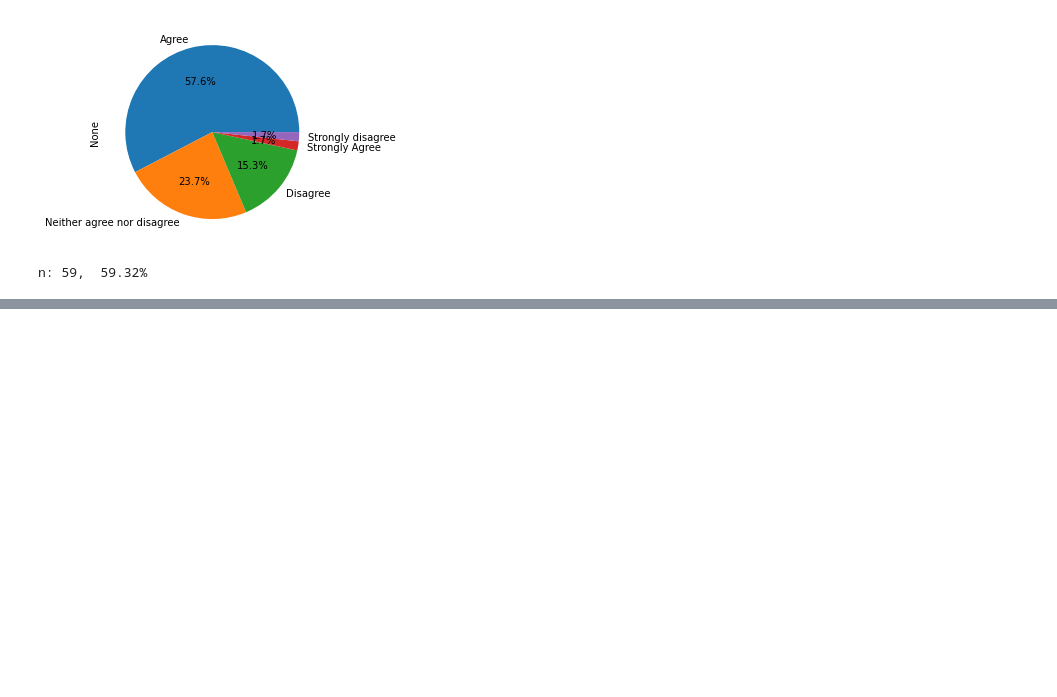
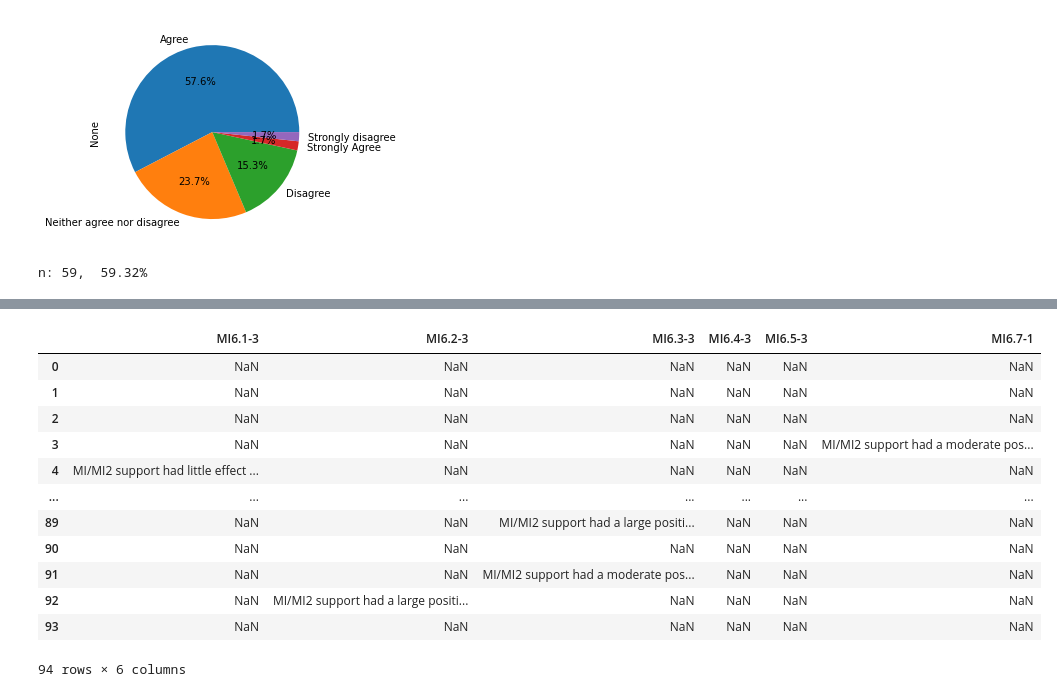
Before and after one commit to eanderson-ei/dev-env, a Jupyter notebook: notebooks/mi2-survey.ipynb, the cells around one changed output, grey strips where cells are left out. Saved outputs shown, nothing was run; the diff lists cells and outputs as text; code cells hidden in the pictures; blank space fills up the shorter version.

```diff
--- a/notebooks/mi2-survey.ipynb
+++ b/notebooks/mi2-survey.ipynb
@@ -427,0 +621,3 @@ n: 59,  59.32%
+# %%
+clean_df['i4_1'] = filt
+clean_df['i4_1']
@@ -427,0 +637,5 @@ n: 59,  59.32%
+# %%
+filt = (clean_df[['EV1-5', 'EV3-4']].isna().all(axis=1)) \
+    & (clean_df[['EV2-4', 'EV4-4']].isna().all(axis=1))
+clean_df['i4_1'] = clean_df['i4_1'].mask(filt, np.nan)
+clean_df['i4_1']
@@ -427,0 +655,11 @@ n: 59,  59.32%
+# %%
+# store response-level results in column i4_1
+agree_list = ['Agree', 'Strongly Agree']
+filt = (clean_df['EV1-5'].isin(agree_list) | clean_df['EV3-4'].isin(agree_list))\
+    & (clean_df['EV2-4'].isin(agree_list) | clean_df['EV4-4'].isin(agree_list))
+
+# overwrite with na if any responses are missing
+filt = (clean_df[['EV1-5', 'EV3-4']].isna().all(axis=1)) \
+    & (clean_df[['EV2-4', 'EV4-4']].isna().all(axis=1))
+clean_df['i4_1'] = clean_df['i4_1'].mask(filt, np.nan)
+clean_df['i4_1'].head(10)
@@ -427,0 +688,10 @@ n: 59,  59.32%
+# %%
+# store response-level results in column 1_1b
+response_count = clean_df[['PR1-5', 'PR2-4', 'PR3-4', 'PR4-3']].apply(pd.Series.value_counts, axis=1)
+clean_df['i5_1_values'] = response_count[['Agree', 'Strongly Agree']].sum(axis=1)
+clean_df['i5_1'] = clean_df['i5_1_values'] == 4
+
+# overwrite with na if any responses are missing
+filt = clean_df[['PR1-5', 'PR2-4', 'PR3-4', 'PR4-3']].isna().any(axis=1)
+clean_df['i5_1'] = clean_df['i5_1'].mask(filt, np.nan)
+clean_df[['i5_1_values', 'i5_1']].head(10)
@@ -427,0 +720,16 @@ n: 59,  59.32%
+# %%
+clean_df[['MI6.1-3', 'MI6.2-3', 'MI6.3-3', 'MI6.4-3', 'MI6.5-3', 'MI6.7-1']]
+# %% [output]
+|  | MI6.1-3 | MI6.2-3 | MI6.3-3 | MI6.4-3 | MI6.5-3 | MI6.7-1 |
+| 0 | NaN | NaN | NaN | NaN | NaN | NaN |
+| 1 | NaN | NaN | NaN | NaN | NaN | NaN |
+| 2 | NaN | NaN | NaN | NaN | NaN | NaN |
+| 3 | NaN | NaN | NaN | NaN | NaN | MI/MI2 support had a moderate pos... |
+| 4 | MI/MI2 support had little effect ... | NaN | NaN | NaN | NaN | NaN |
+| ... | ... | ... | ... | ... | ... | ... |
+| 89 | NaN | NaN | MI/MI2 support had a large positi... | NaN | NaN | NaN |
+| 90 | NaN | NaN | NaN | NaN | NaN | NaN |
+| 91 | NaN | NaN | MI/MI2 support had a moderate pos... | NaN | NaN | NaN |
+| 92 | NaN | MI/MI2 support had a large positi... | NaN | NaN | NaN | NaN |
+| 93 | NaN | NaN | NaN | NaN | NaN | NaN |
+94 rows × 6 columns
```
Also changed, not shown: parts of 46 cells of this notebook, 6 other files.
